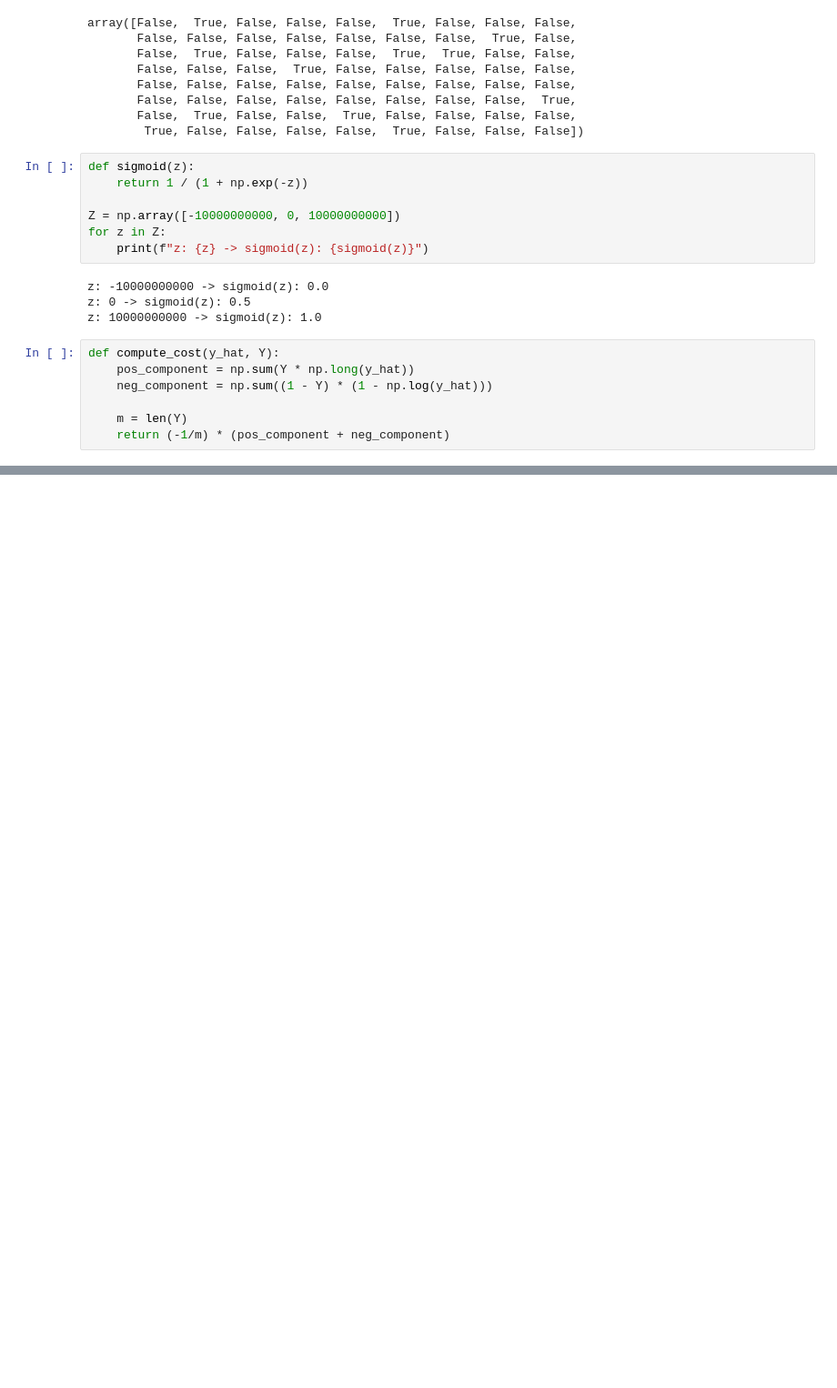
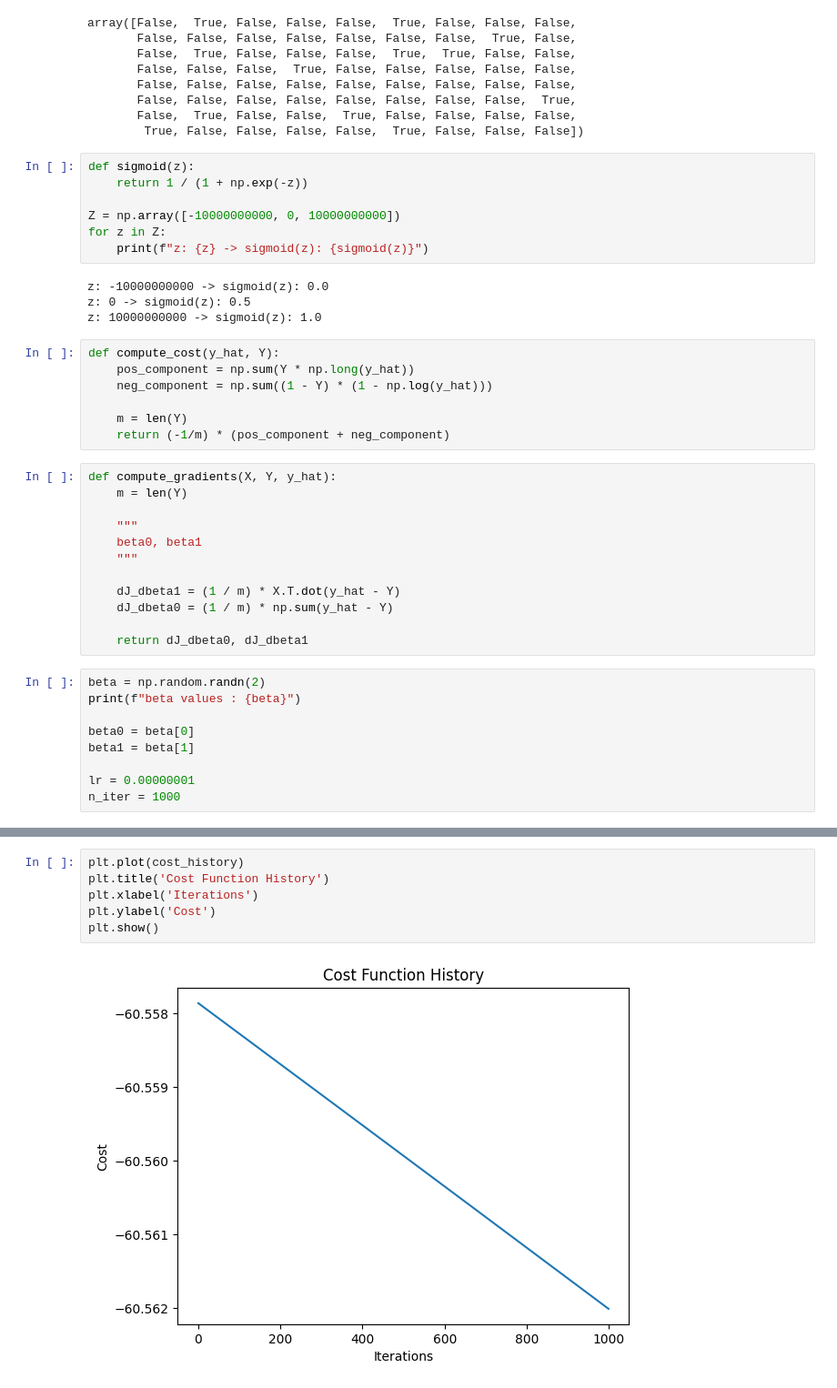
Before and after one commit to Shanuka238/Linear-Logistic-Regression-Implementation, a Jupyter notebook: _logistic_regression_implementation.ipynb, the cells around one changed output, grey strips where cells are left out. Shown at 91% size. Saved outputs shown, nothing was run; the diff lists cells and outputs as text; blank space fills up the shorter version.

```diff
--- a/_logistic_regression_implementation.ipynb
+++ b/_logistic_regression_implementation.ipynb
@@ -71,3 +71,24 @@ def compute_cost(y_hat, Y):
 
     m = len(Y)
     return (-1/m) * (pos_component + neg_component)
+# %%
+def compute_gradients(X, Y, y_hat):
+    m = len(Y)
+
+    """
+    beta0, beta1
+    """
+
+    dJ_dbeta1 = (1 / m) * X.T.dot(y_hat - Y)
+    dJ_dbeta0 = (1 / m) * np.sum(y_hat - Y)
+
+    return dJ_dbeta0, dJ_dbeta1
+# %%
+beta = np.random.randn(2)
+print(f"beta values : {beta}")
+
+beta0 = beta[0]
+beta1 = beta[1]
+
+lr = 0.00000001
+n_iter = 1000
@@ -90,0 +142,8 @@ for i in range(n_iter):
+# %%
+plt.plot(cost_history)
+plt.title('Cost Function History')
+plt.xlabel('Iterations')
+plt.ylabel('Cost')
+plt.show()
+# %% [output]
+[figure, added]
```
Also changed, not shown: parts of 3 cells of this notebook, 2 other files.
